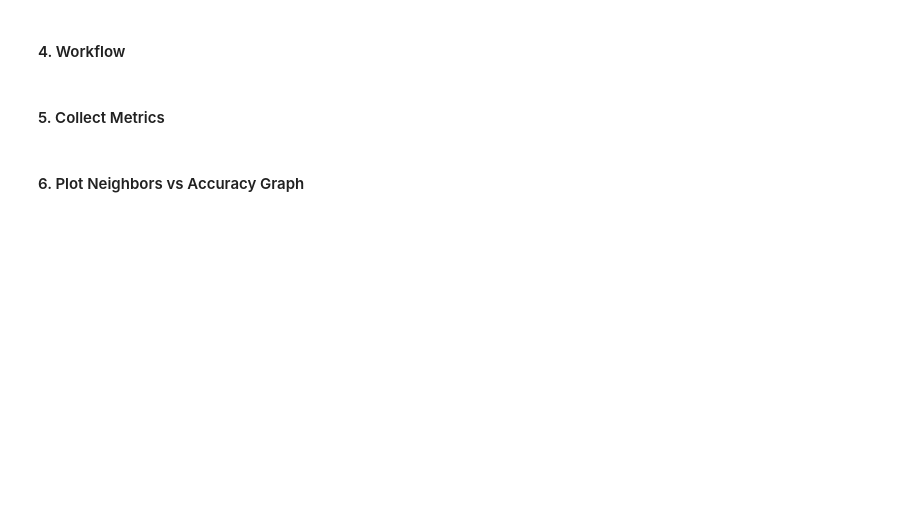
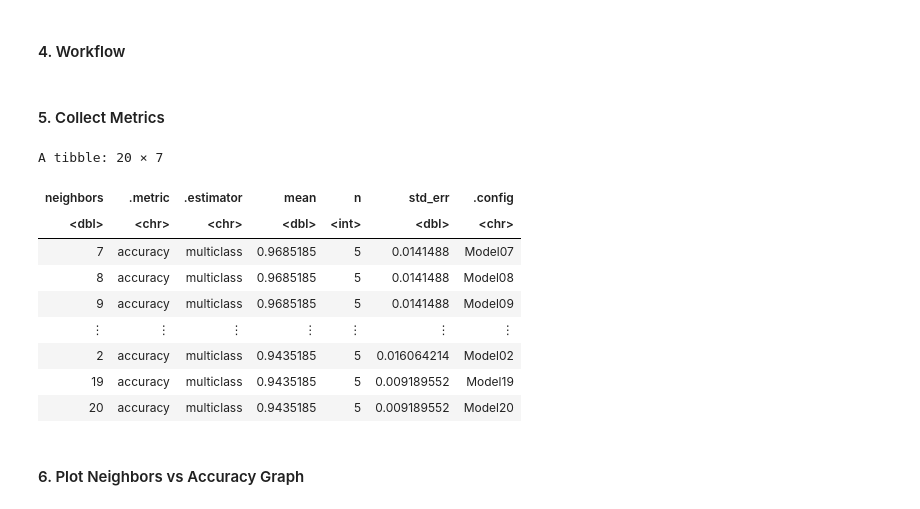
Before and after one commit to lhan0903/DSCI-100-Project-006-26, a Jupyter notebook: group-project-report.ipynb, the cells around one changed output. Drawn from its saved outputs; the diff is of its cells as text; code cells hidden in the pictures; blank space fills up the shorter version.

```diff
--- a/group-project-report.ipynb
+++ b/group-project-report.ipynb
@@ -221,4 +214,22 @@ Computational engine: kknn
 # %% [markdown]
 #### 5. Collect Metrics
+# %%
+iris_metrics_tune <- iris_tune_workflow %>%
+    collect_metrics() %>%
+    filter(.metric == "accuracy") %>%
+    arrange(desc(mean))
+
+iris_metrics_tune
+# %% [output]
+A tibble: 20 × 7
+| neighbors | .metric | .estimator | mean | n | std_err | .config |
+| <dbl> | <chr> | <chr> | <dbl> | <int> | <dbl> | <chr> |
+| 7 | accuracy | multiclass | 0.9685185 | 5 | 0.0141488 | Model07 |
+| 8 | accuracy | multiclass | 0.9685185 | 5 | 0.0141488 | Model08 |
+| 9 | accuracy | multiclass | 0.9685185 | 5 | 0.0141488 | Model09 |
+| ⋮ | ⋮ | ⋮ | ⋮ | ⋮ | ⋮ | ⋮ |
+| 2 | accuracy | multiclass | 0.9435185 | 5 | 0.016064214 | Model02 |
+| 19 | accuracy | multiclass | 0.9435185 | 5 | 0.009189552 | Model19 |
+| 20 | accuracy | multiclass | 0.9435185 | 5 | 0.009189552 | Model20 |
 # %% [markdown]
 #### 6. Plot Neighbors vs Accuracy Graph
```
Also changed, not shown: parts of 11 cells of this notebook.
